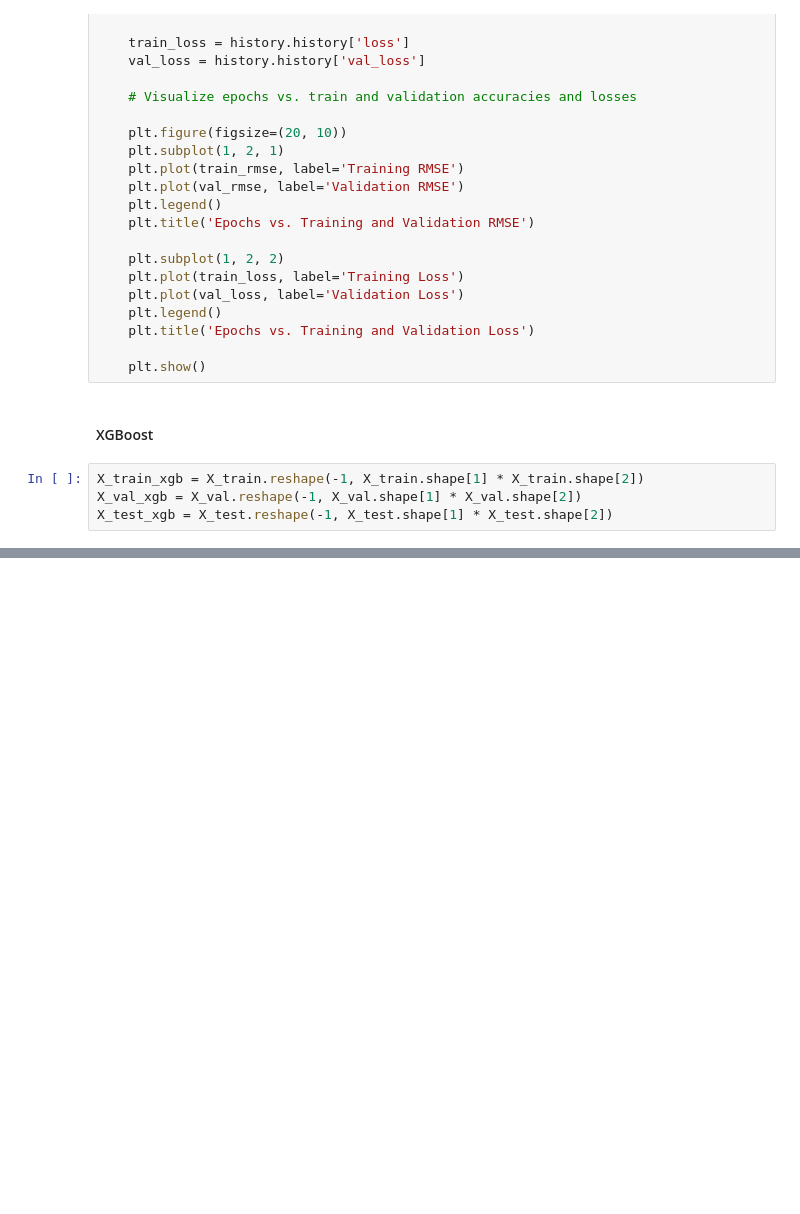
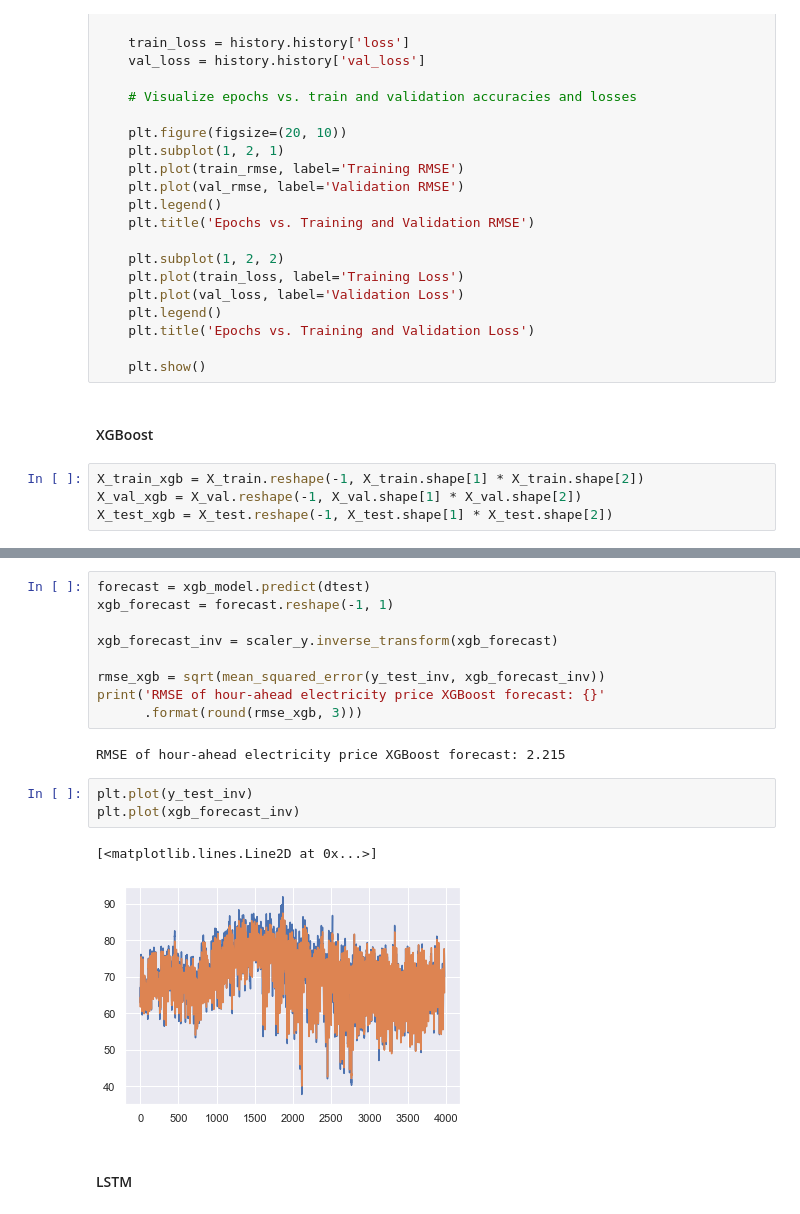
Before and after one commit to montgoz007/electricity-price-forecasting, a Jupyter notebook: EDA.ipynb, the cells around one changed output, grey strips where cells are left out. Cells and saved outputs as stored; diff of their text form; blank space fills up the shorter version.

```diff
--- a/EDA.ipynb
+++ b/EDA.ipynb
@@ -1018,0 +1017,19 @@ KeyboardInterrupt:
+# %%
+forecast = xgb_model.predict(dtest)
+xgb_forecast = forecast.reshape(-1, 1)
+
+xgb_forecast_inv = scaler_y.inverse_transform(xgb_forecast)
+
+rmse_xgb = sqrt(mean_squared_error(y_test_inv, xgb_forecast_inv))
+print('RMSE of hour-ahead electricity price XGBoost forecast: {}'
+      .format(round(rmse_xgb, 3)))
+# %% [output]
+RMSE of hour-ahead electricity price XGBoost forecast: 2.215
+# %%
+plt.plot(y_test_inv)
+plt.plot(xgb_forecast_inv)
+# %% [output]
+[<matplotlib.lines.Line2D at 0x...>]
+[figure, added]
+# %% [markdown]
+#### LSTM
```
Also changed, not shown: parts of 6 cells of this notebook, 1 other file.
